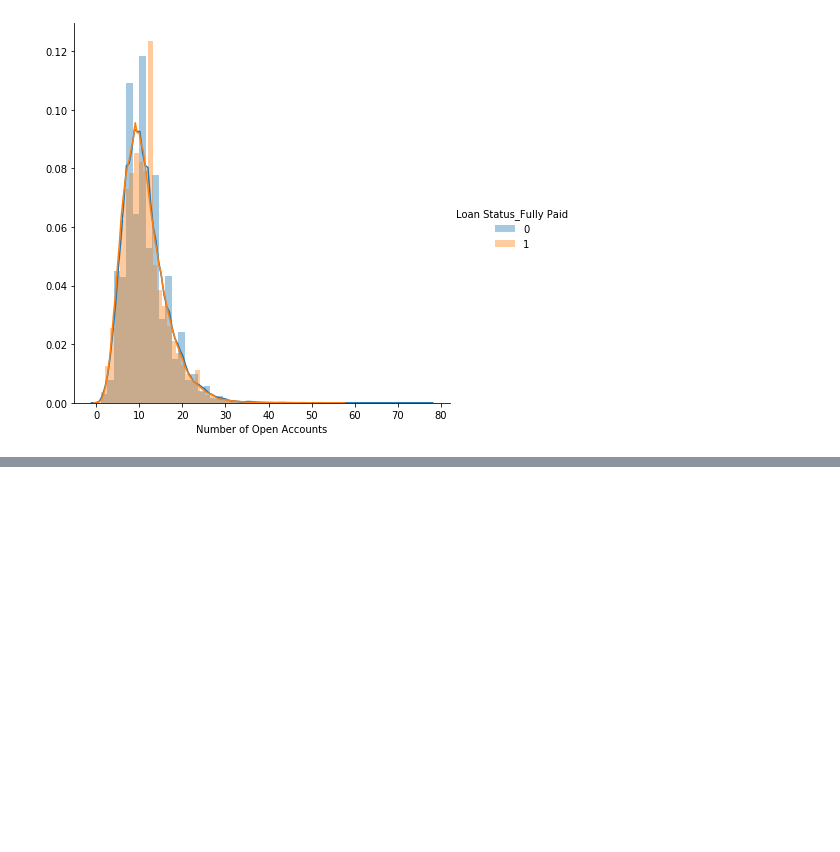
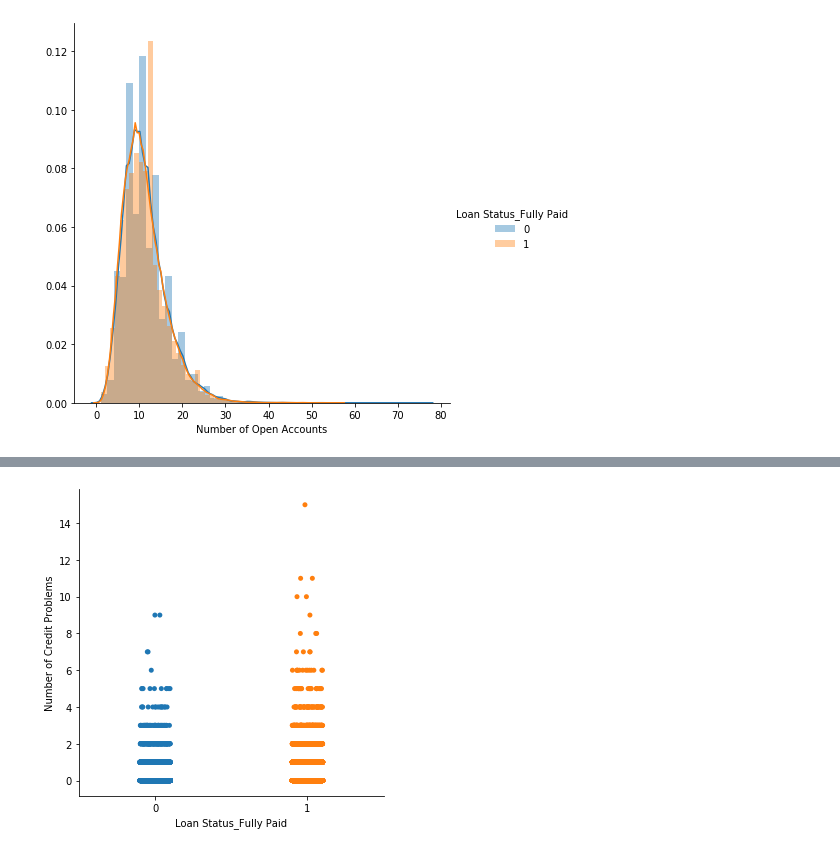
Before and after one commit to divaymohan/credit_score_modeling, a Jupyter notebook: NoteBook.ipynb, the cells around one changed output, grey strips where cells are left out. Saved outputs shown, nothing was run; the diff lists cells and outputs as text; code cells hidden in the pictures; blank space fills up the shorter version.

```diff
--- a/NoteBook.ipynb
+++ b/NoteBook.ipynb
@@ -615,0 +644,4 @@ SyntaxError: invalid syntax (<ipython-input-119-1cd336746d16>, line 1)
+# %%
+sns.catplot(x="Loan Status_Fully Paid", y="Number of Credit Problems", data=acc_df);
+# %% [output]
+[figure, added]
```
Also changed, not shown: parts of 14 cells of this notebook, 3 other files.
